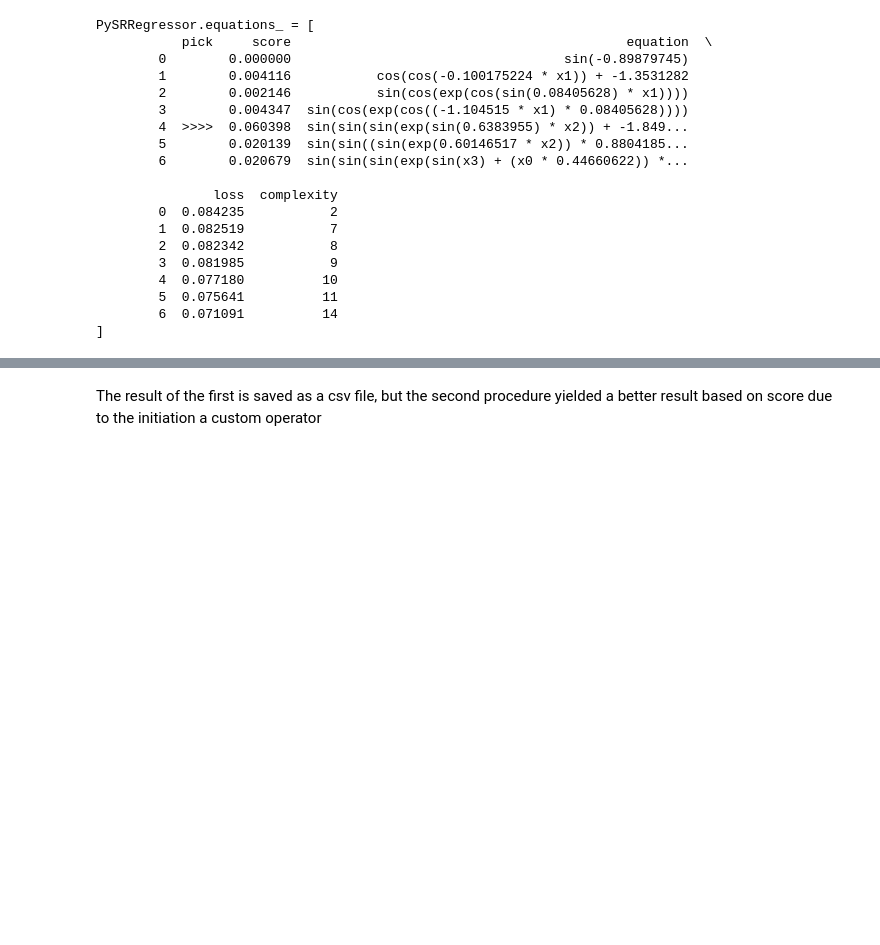
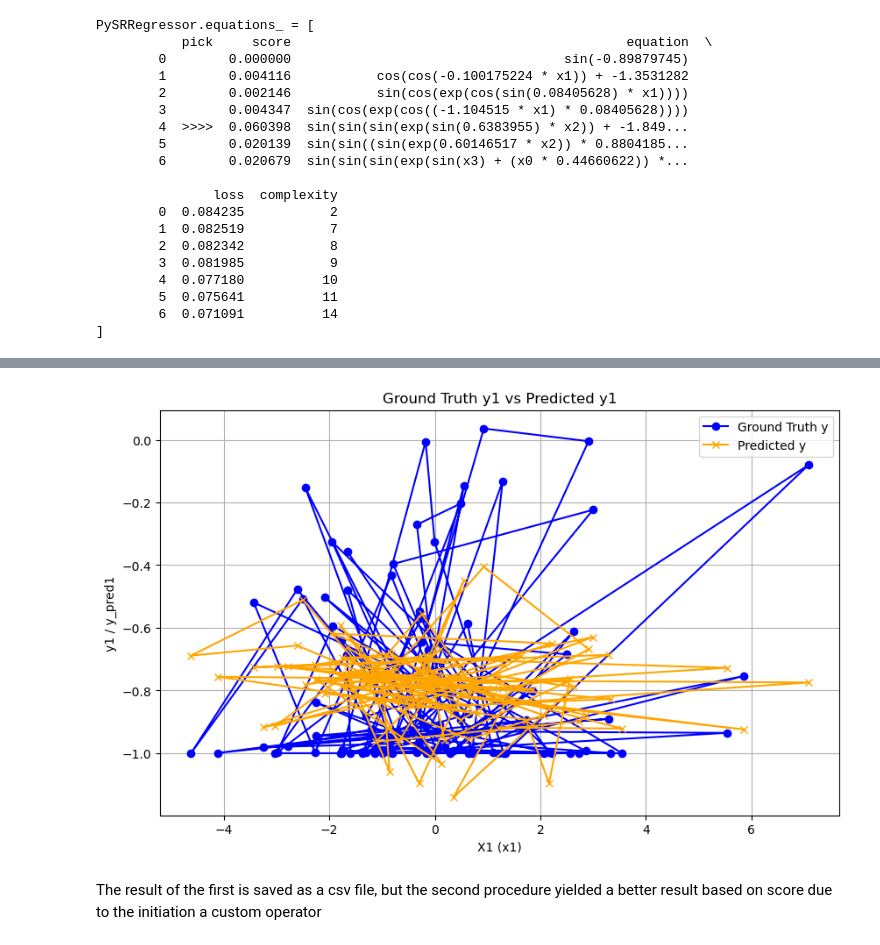
Before and after one commit to ChidiOkoene/EQUATION-DISCOVERY-in-ML, a Jupyter notebook: codes/trial.ipynb, the cells around one changed output, grey strips where cells are left out. Saved outputs shown, nothing was run; the diff lists cells and outputs as text; code cells hidden in the pictures; blank space fills up the shorter version.

```diff
--- a/codes/trial.ipynb
+++ b/codes/trial.ipynb
@@ -88,7 +88,7 @@ import numpy as np
 
 # Define your data (example X and y)
 X = np.random.rand(100, 2)  # Example feature data
-y = np.random.rand(100)  # Example target data
+y1 = np.random.rand(100)  # Example target data
 
 # Initialize the symbolic regression model
 model = PySRRegressor(
@@ -104,7 +104,7 @@ model = PySRRegressor(
 )
 
 # Fit the model to data
-model.fit(X, y)
+model.fit(X, y1)
 # %% [output]
 [ Info: Started!
 PySRRegressor.equations_ = [
@@ -203,13 +205,13 @@ if X1.shape[0] != len(y1):
 # After ensuring the lengths are consistent, fit the model
 model = PySRRegressor(
     niterations=5,
-    binary_operators=["+", "*"],
+    binary_operators=["+", "*", "-", "/"],
     unary_operators=["cos", "exp", "sin"],
     extra_sympy_mappings={"inv": lambda x: 1/x}  # Define custom operator in SymPy
 )
 
 # Fit the model
-model.fit(X, y)
+model.fit(X1, y1)
 # %% [output]
 [ Info: Started!
 PySRRegressor.equations_ = [
@@ -232,3 +392,21 @@ PySRRegressor.equations_ = [
+# %%
+# Extract x1 from X for plotting
+x1 = X1[:, 0]
+
+# 1. Plot Ground Truth and Predicted Values against X (x1)
+plt.figure(figsize=(10, 6))
+
+plt.plot(x1, y1, label='Ground Truth y', color='blue', marker='o')  # Plot ground truth y
+plt.plot(x1, y_pred1, label='Predicted y', color='orange', marker='x')  # Plot predicted y
+
+plt.xlabel('X1 (x1)')
+plt.ylabel('y1 / y_pred1')
+plt.title('Ground Truth y1 vs Predicted y1')
+plt.legend()
+plt.grid(True)
+plt.show()
+# %% [output]
+[figure, added]
 # %% [markdown]
 The result of the first is saved as a csv file, but the second procedure yielded a better result based on score due to the initiation a custom operator
 # %%
```
Also changed, not shown: parts of 35 cells of this notebook, 19 other files.
